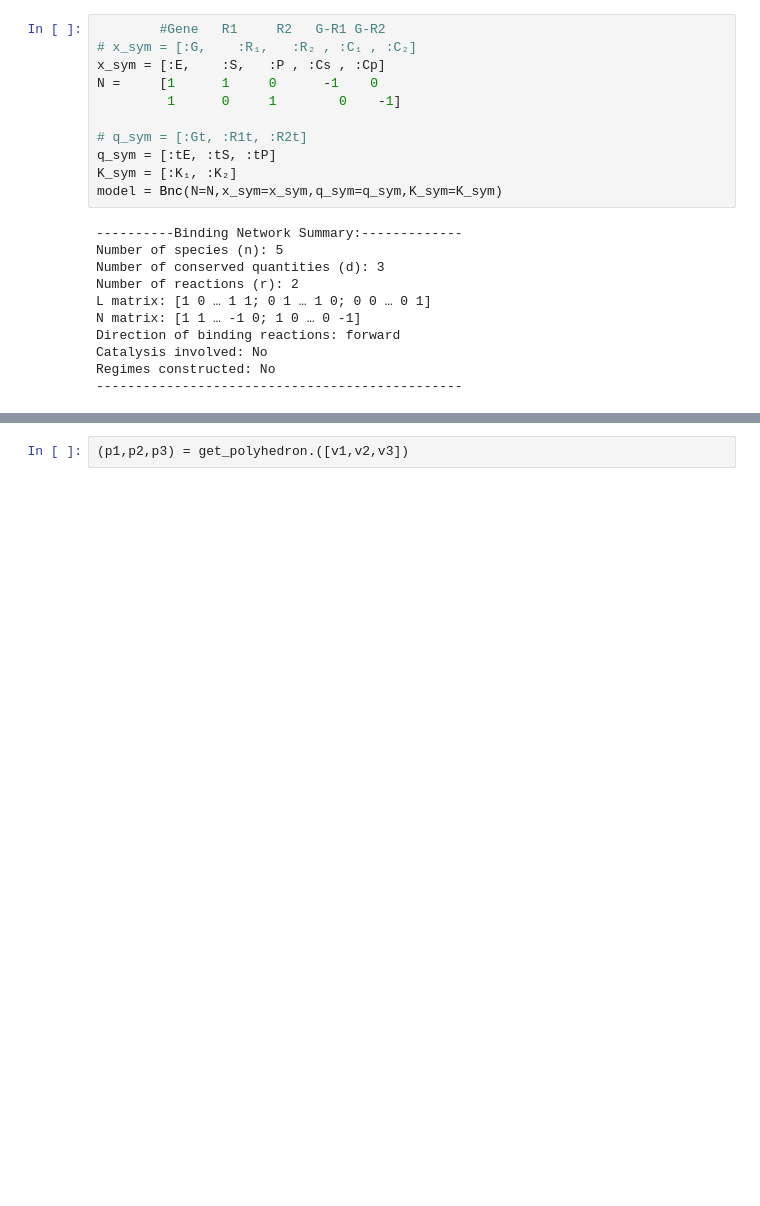
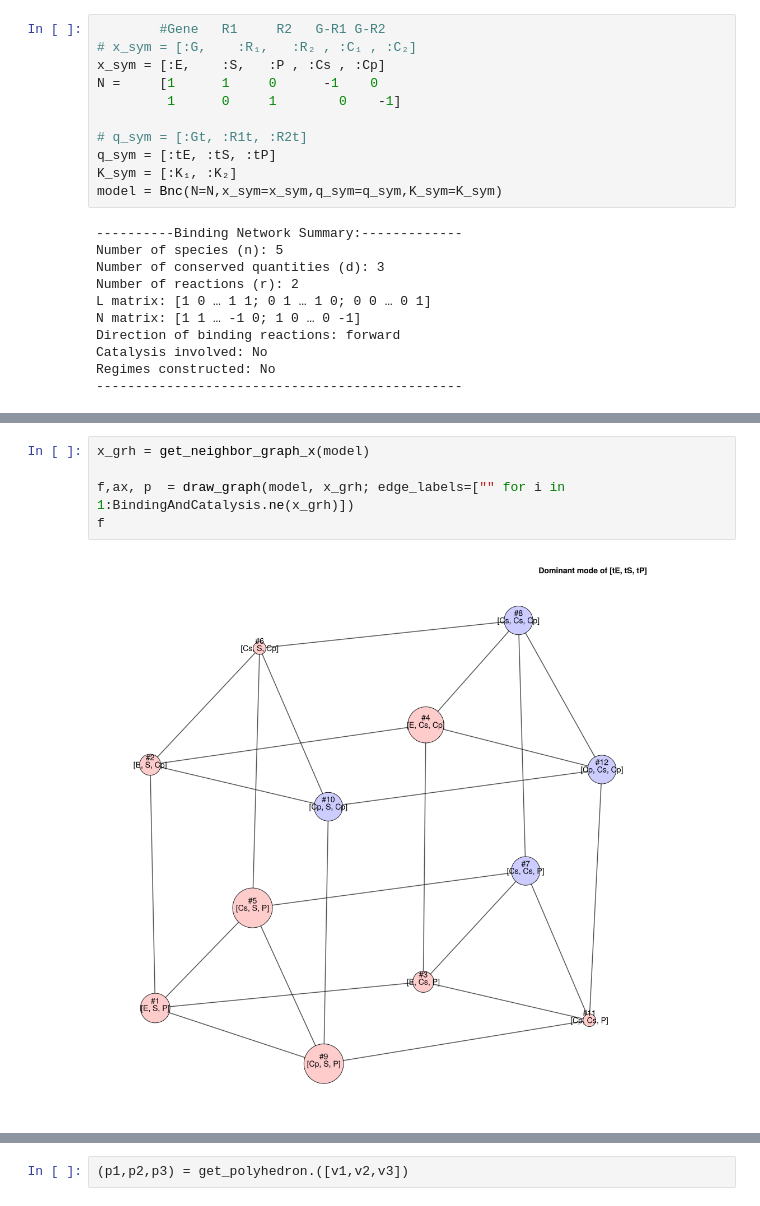
Before and after one commit to Qinguo25/BindingAndCatalysis.jl, a Jupyter notebook: Examples/unfinished_or_outdated_stuff/Compete_binding.ipynb, the cells around one changed output, grey strips where cells are left out. Saved outputs shown, nothing was run; the diff lists cells and outputs as text; blank space fills up the shorter version.

```diff
--- a/Examples/unfinished_or_outdated_stuff/Compete_binding.ipynb
+++ b/Examples/unfinished_or_outdated_stuff/Compete_binding.ipynb
@@ -52,0 +70,7 @@ model.L
+# %%
+x_grh = get_neighbor_graph_x(model)
+
+f,ax, p  = draw_graph(model, x_grh; edge_labels=["" for i in 1:BindingAndCatalysis.ne(x_grh)])
+f
+# %% [output]
+[figure, added]
```
Also changed, not shown: parts of 85 cells of this notebook, 3 other files.
